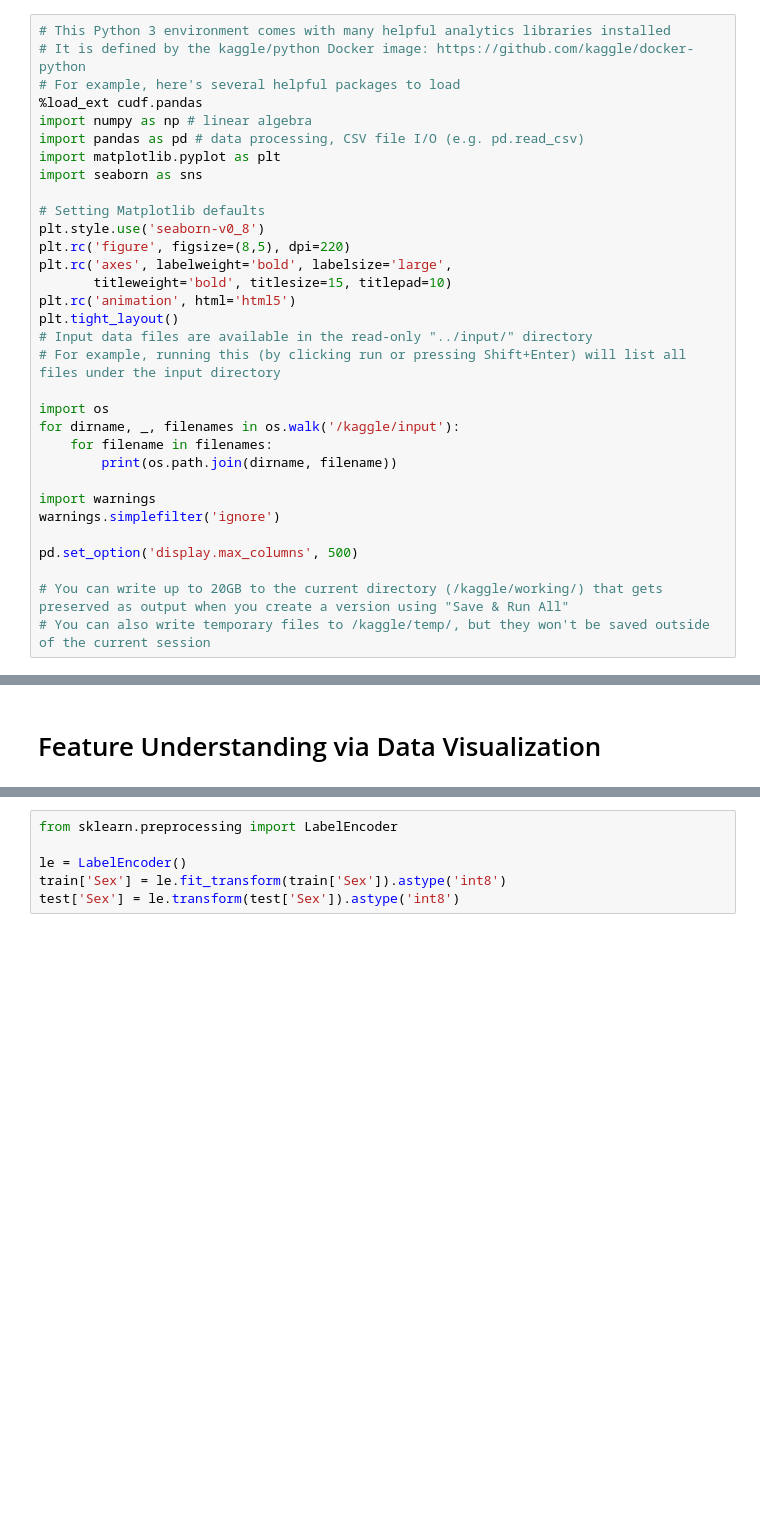
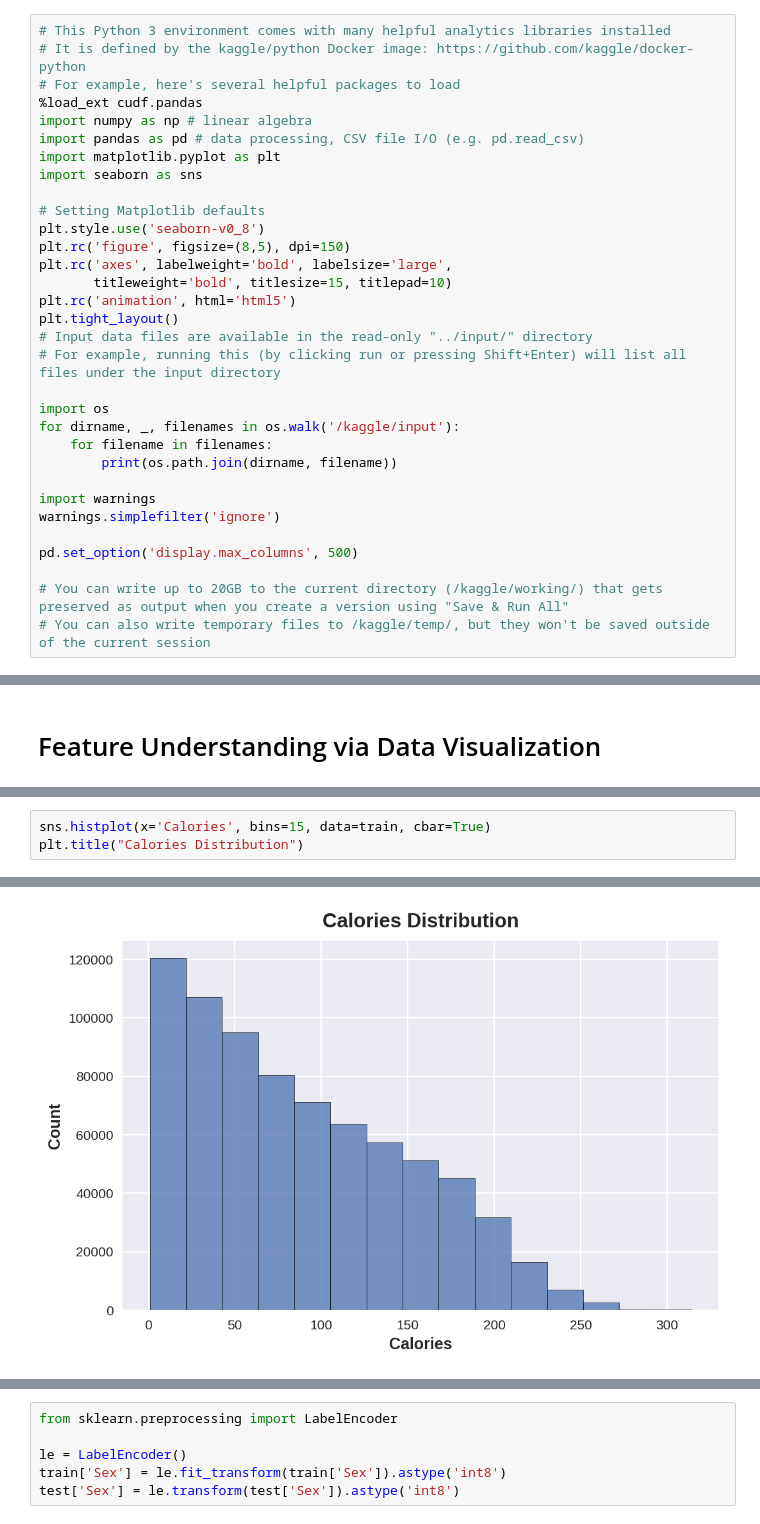
Before and after one commit to sjain600/Kaggle-Calories, a Jupyter notebook: calories-pred-baseline-model.ipynb, the cells around one changed output, grey strips where cells are left out. Saved outputs shown, nothing was run; the diff lists cells and outputs as text; blank space fills up the shorter version.

```diff
--- a/calories-pred-baseline-model.ipynb
+++ b/calories-pred-baseline-model.ipynb
@@ -10,7 +10,7 @@ import seaborn as sns
 
 # Setting Matplotlib defaults
 plt.style.use('seaborn-v0_8')
-plt.rc('figure', figsize=(8,5), dpi=220)
+plt.rc('figure', figsize=(8,5), dpi=150)
 plt.rc('axes', labelweight='bold', labelsize='large',
        titleweight='bold', titlesize=15, titlepad=10)
 plt.rc('animation', html='html5')
@@ -148,0 +147,4 @@ test['age_bins'] = kmeans.transform(test[['Age']])
+# %%
+sns.histplot(x='Calories', bins=15, data=train, cbar=True)
+plt.title("Calories Distribution")
+# %% [output]
@@ -148,0 +152 @@ test['age_bins'] = kmeans.transform(test[['Age']])
+[figure, added]
```
Also changed, not shown: parts of 12 cells of this notebook.
